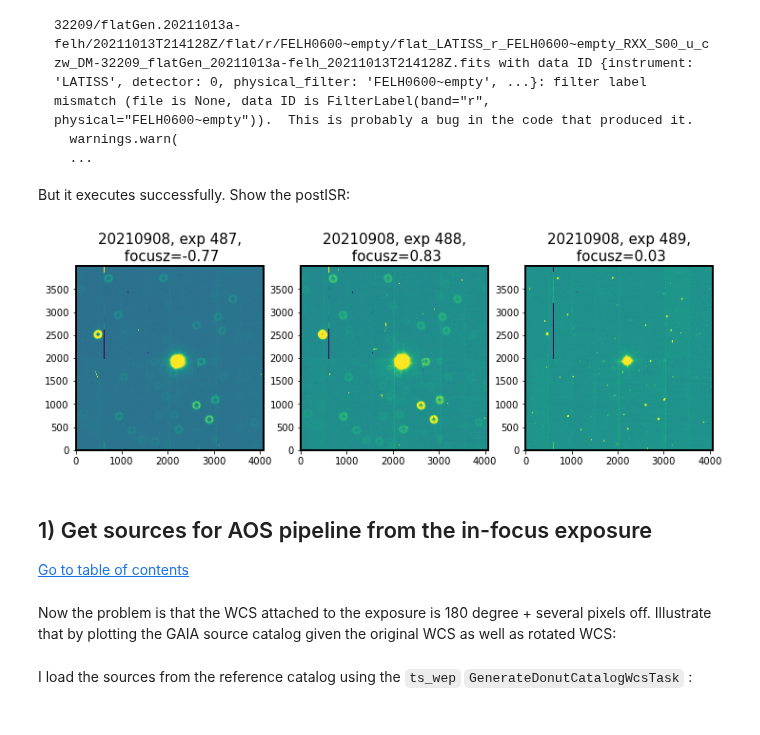
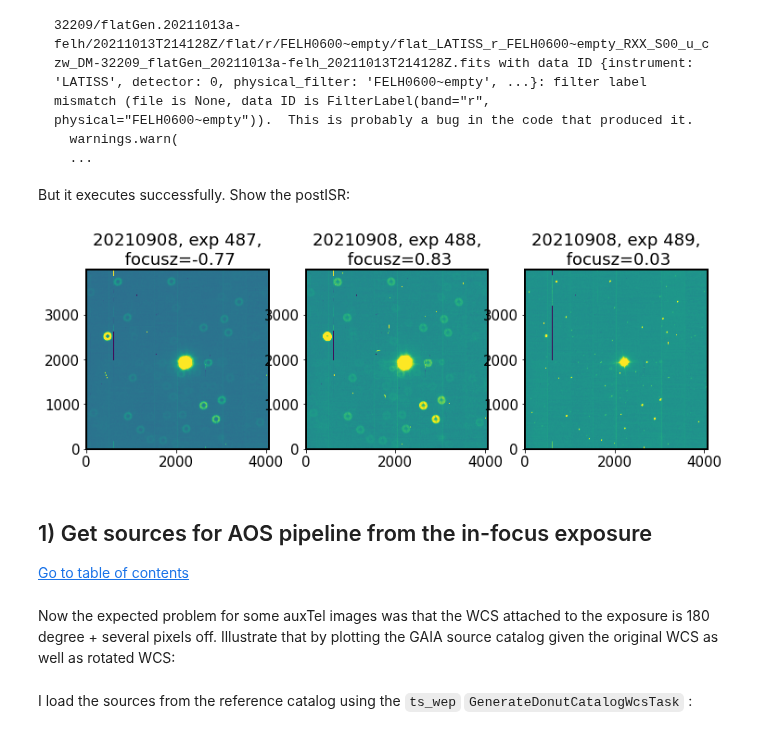
Before and after one commit to lsst-ts/ts_analysis_notebooks, a Jupyter notebook: notebooks/auxtel/auxTel_images_to_Zernikes.ipynb, the cells around one changed output. Drawn from its saved outputs; the diff is of its cells as text; code cells hidden in the pictures.

```diff
--- a/notebooks/auxtel/auxTel_images_to_Zernikes.ipynb
+++ b/notebooks/auxtel/auxTel_images_to_Zernikes.ipynb
@@ -143,16 +143,16 @@ While running the pipetask (with `lsst_distrib` version `w_2022_05`) I get the f
 
 But it executes successfully. Show the postISR:
 # %%
-preview_auxtel_exposures(monthDay='0908', expStart=487, expEnd=490,
-                         datasetRefOrType='postISRCCD',
-                         collection='u/scichris/Latiss/postISRex')
+at.previewExposures(yearMonthDay='20210908', expStart=487, expEnd=490,
+                    datasetRefOrType='postISRCCD',
+                    collection='u/scichris/Latiss/postISRex')
 # %% [output]
-[figure, old version]
+[figure, new version]
 # %% [markdown]
 ## 1) Get sources for AOS pipeline from the in-focus exposure <a id='sources'></a>
 [Go to table of contents](#toc)
 # %% [markdown]
-Now the problem is that the WCS attached to the exposure is 180 degree + several pixels off. Illustrate that by plotting the GAIA source catalog given the original WCS as well as rotated WCS:
+Now the expected problem for some auxTel images was that the WCS attached to the exposure is 180 degree + several pixels off. Illustrate that by plotting the GAIA source catalog given the original WCS as well as rotated WCS:
 # %%
 from lsst.daf import butler as dafButler
 butler = dafButler.Butler('/repo/main/', instrument='LATISS')
```
Also changed, not shown: parts of 49 cells of this notebook.
